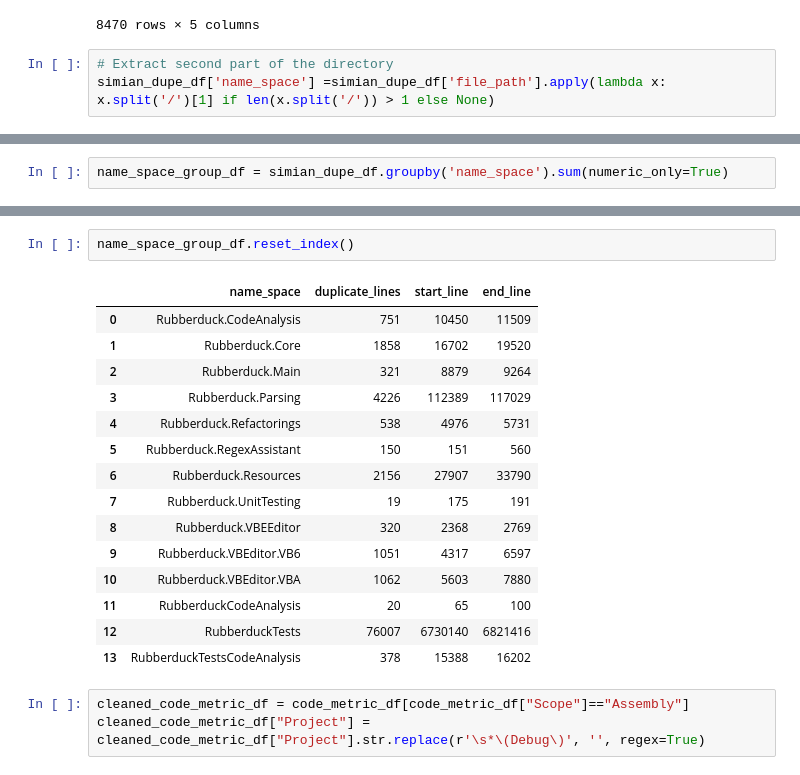
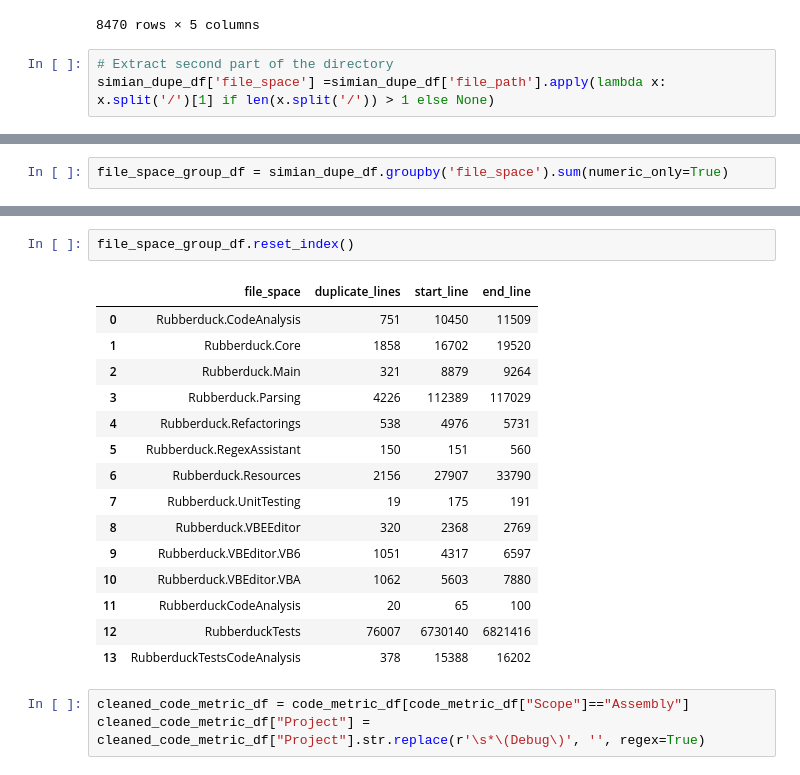
Before and after one commit to FYYHU/codemetrics, a Jupyter notebook: analyze.ipynb, the cells around one changed output, grey strips where cells are left out. Saved outputs shown, nothing was run; the diff lists cells and outputs as text.

```diff
--- a/analyze.ipynb
+++ b/analyze.ipynb
@@ -21,7 +21,7 @@ simian_dupe_df
 8470 rows × 5 columns
 # %%
 # Extract second part of the directory
-simian_dupe_df['name_space'] =simian_dupe_df['file_path'].apply(lambda x: x.split('/')[1] if len(x.split('/')) > 1 else None)
+simian_dupe_df['file_space'] =simian_dupe_df['file_path'].apply(lambda x: x.split('/')[1] if len(x.split('/')) > 1 else None)
 # %%
 simian_dupe_df
 # %% [output]
@@ -39,16 +39,16 @@ simian_dupe_df
 | 8469 | 6762c3b077114eb2401a2a38521c94f4 | 377 | Rubberduck/Rubberduck.Resources/I... | 43 | 1167 | Rubberduck.Resources |
 8470 rows × 6 columns
 # %%
-name_space_group_df = simian_dupe_df.groupby('name_space').sum(numeric_only=True)
+file_space_group_df = simian_dupe_df.groupby('file_space').sum(numeric_only=True)
 # %%
 code_metric_df[(code_metric_df["Namespace"]=="Rubberduck.CodeAnalysis") & (code_metric_df["Scope"]=="Namespace")]
 # %% [output]
 |  | Scope | Project | Namespace | Type | Member | Maintainability Index | Cyclomatic Complexity | ... |
 | 29838 | Namespace | Rubberduck.CodeAnalysis (Debug) | Rubberduck.CodeAnalysis |  |  | 88 | 55 | ... |
 # %%
-name_space_group_df.reset_index()
+file_space_group_df.reset_index()
 # %% [output]
-|  | name_space | duplicate_lines | start_line | end_line |
+|  | file_space | duplicate_lines | start_line | end_line |
 | 0 | Rubberduck.CodeAnalysis | 751 | 10450 | 11509 |
 | 1 | Rubberduck.Core | 1858 | 16702 | 19520 |
 | 2 | Rubberduck.Main | 321 | 8879 | 9264 |
```
Also changed, not shown: parts of 4 cells of this notebook.
